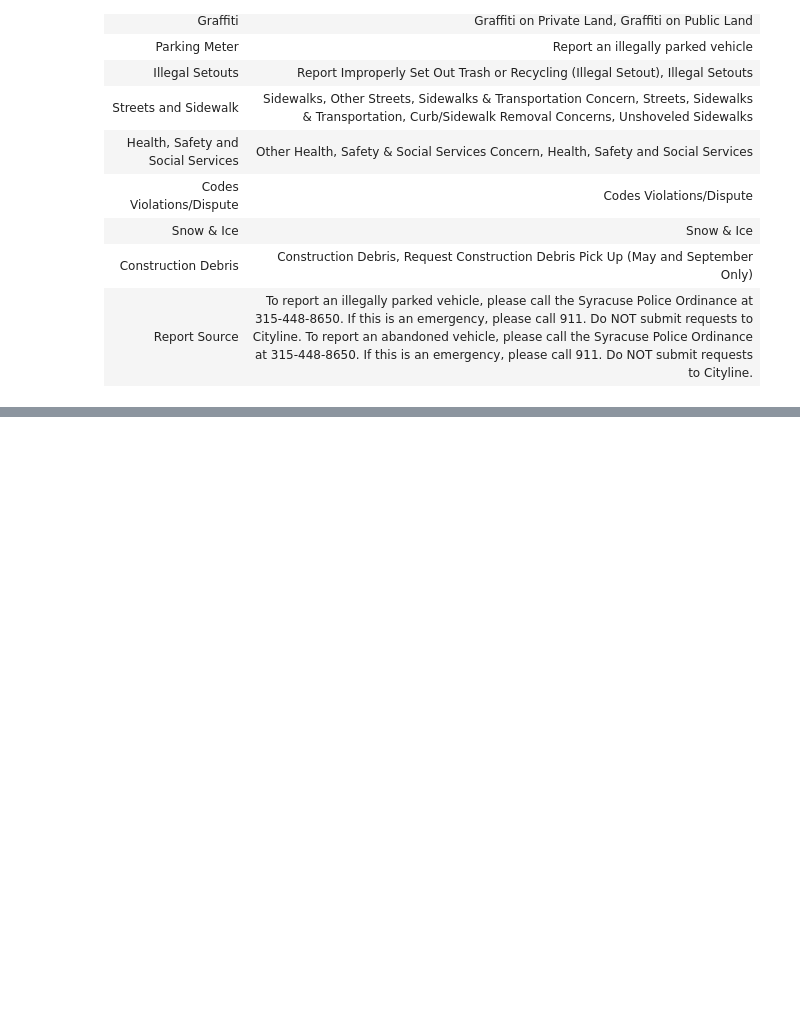
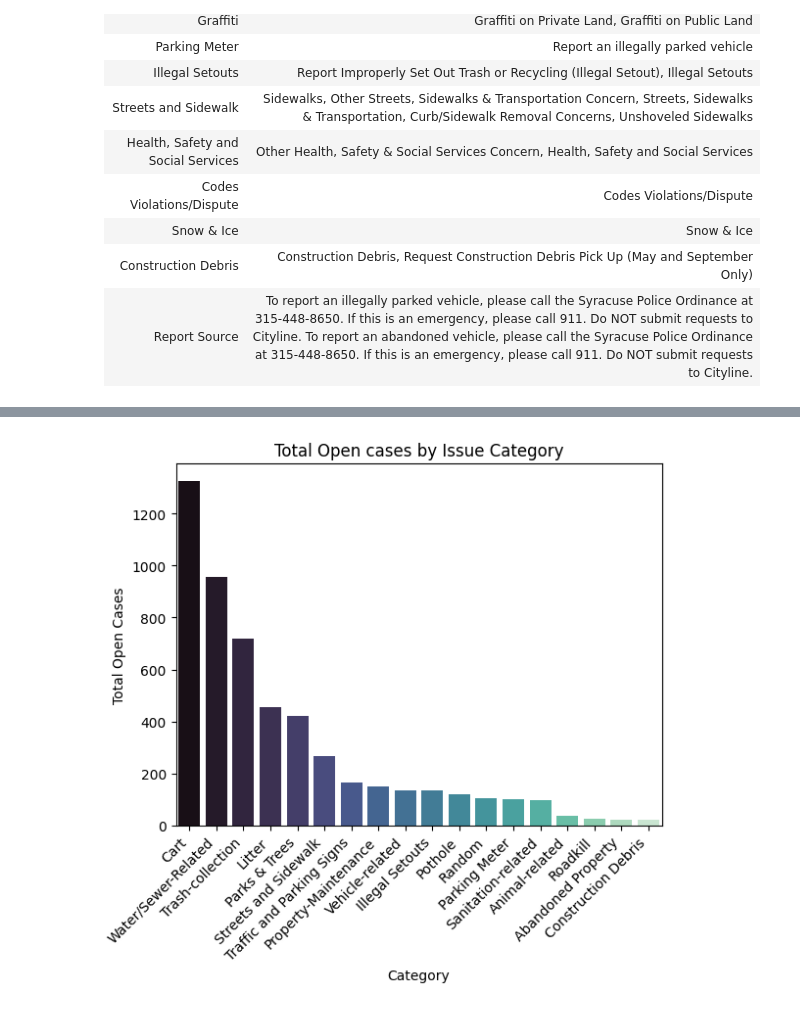
Before and after one commit to Daniwave100/Analyzing-Syracuse-Municipal-Complaint-Resolution, a Jupyter notebook: DataExploration.ipynb, the cells around one changed output, grey strips where cells are left out. Cells and saved outputs as stored; diff of their text form; code cells hidden in the pictures; blank space fills up the shorter version.

Commit message:
got some solid charts

```diff
--- a/DataExploration.ipynb
+++ b/DataExploration.ipynb
@@ -201,6 +186,23 @@ Codes Violations/Dispute 2
 Construction Debris 21
 Snow & Ice 16
 Health, Safety and Social Services 1
+# %%
+import matplotlib.pyplot as plt
+import seaborn as sns
+# plot Open cases by Issue Category
+
+df = pd.DataFrame(categoryNulls.items(), columns=["Category", "Open Cases"])
+newdf = df[df["Open Cases"] > 20].sort_values("Open Cases", ascending=False)
+# plt.figure(figsize=(12, 6))  # Adjust figure size
+
+sns.barplot(data=newdf, x="Category", y="Open Cases", hue="Category", palette="mako")
+plt.xticks(rotation=45, ha="right")  # Rotate 45 degrees and align text to the right
+plt.title("Total Open cases by Issue Category")
+plt.ylabel("Total Open Cases")
+
+plt.show()
+# %% [output]
+[figure, added]
 # %%
 # this is how many unresolved cases we have by department
 
```
Also changed, not shown: parts of 11 cells of this notebook, 1 other file.
